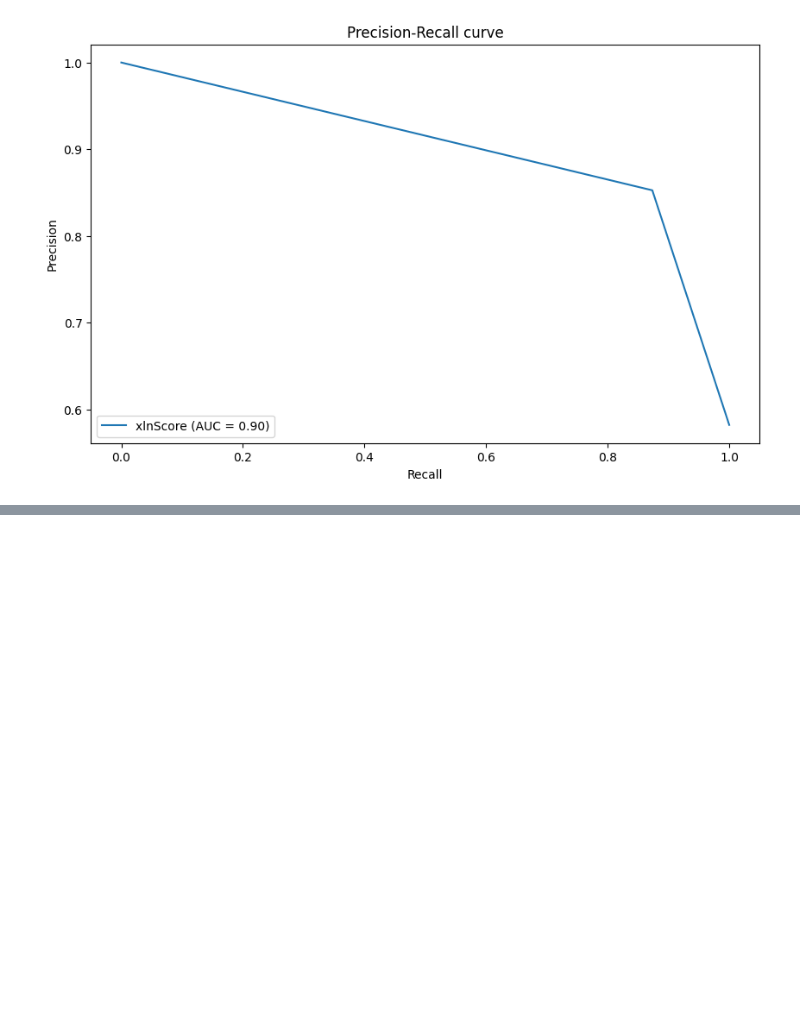
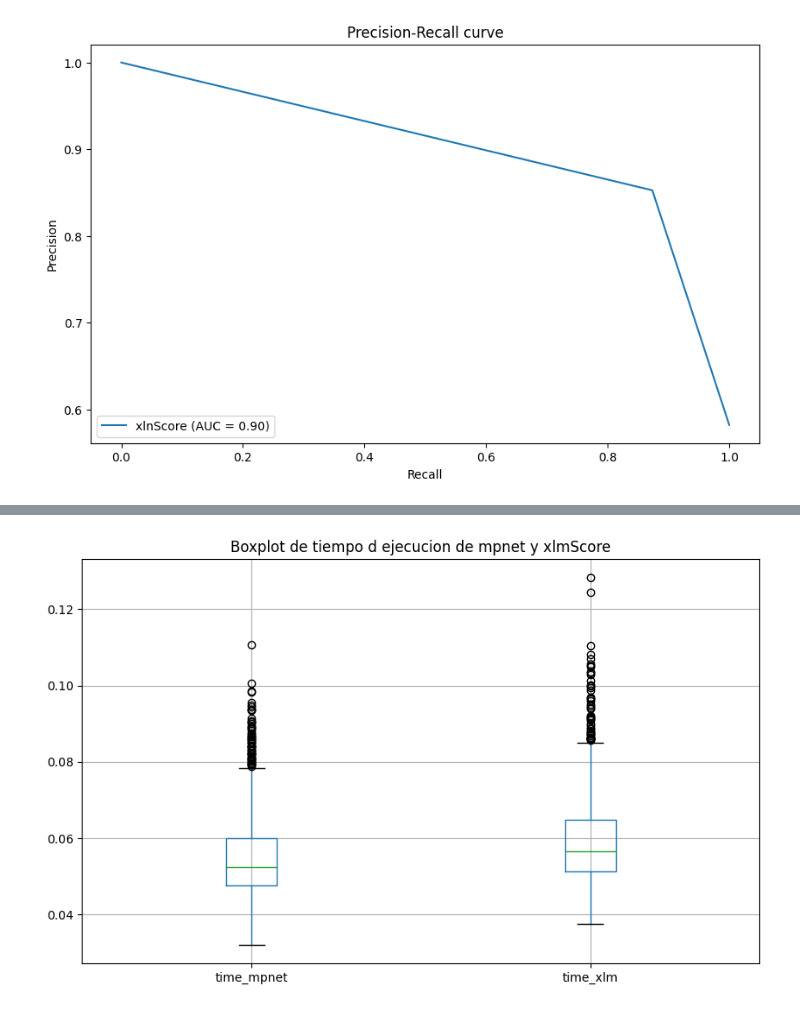
Before and after one commit to new-superuser-alt9193/ultimo_reto, a Jupyter notebook: eval.ipynb, the cells around one changed output, grey strips where cells are left out. Drawn from its saved outputs; the diff is of its cells as text; code cells hidden in the pictures; blank space fills up the shorter version.

Commit message:
Estadisticas de tiempo de ejecucion de cada modelo

```diff
--- a/eval.ipynb
+++ b/eval.ipynb
@@ -364,0 +386,7 @@ plt.show()
+# %%
+plt.figure(figsize=(10,6))
+eval[['time_mpnet', 'time_xlm']].boxplot()
+plt.title('Boxplot de tiempo d ejecucion de mpnet y xlmScore')
+plt.show()
+# %% [output]
+[figure, added]
```
Also changed, not shown: parts of 34 cells of this notebook.
